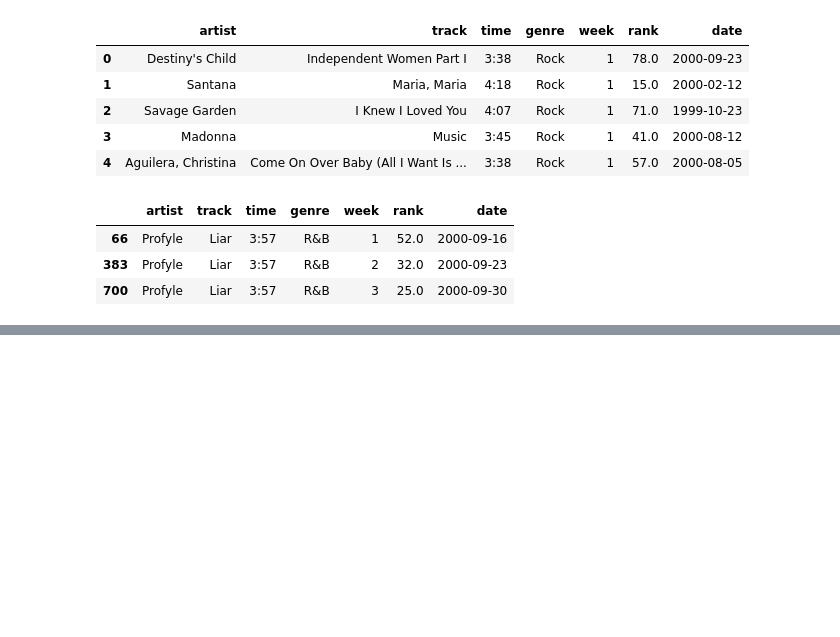
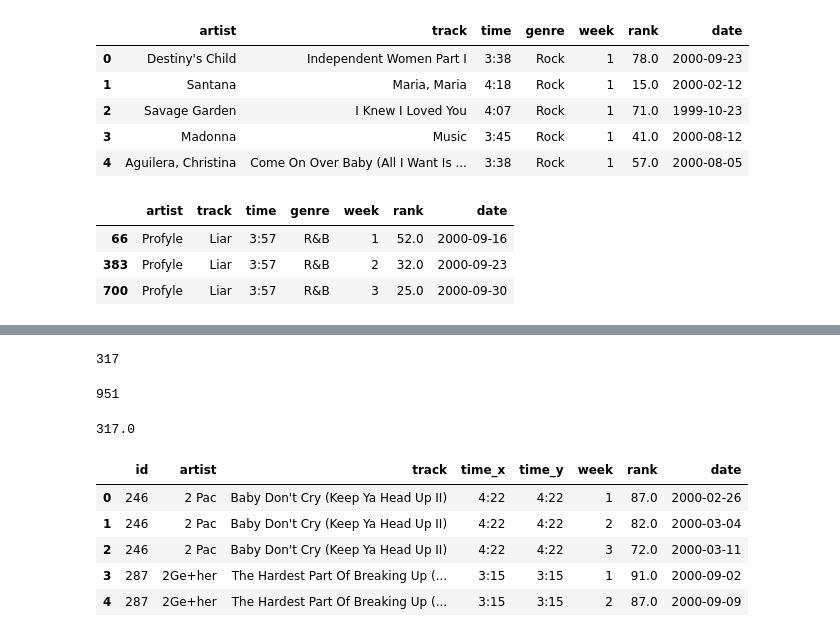
Before and after one commit to aicharya/PyStatsLi, a Jupyter notebook: Data_Cleaning.ipynb, the cells around one changed output, grey strips where cells are left out. Saved outputs shown, nothing was run; the diff lists cells and outputs as text; code cells hidden in the pictures; blank space fills up the shorter version.

```diff
--- a/Data_Cleaning.ipynb
+++ b/Data_Cleaning.ipynb
@@ -224,3 +231,7 @@ bmolten.query("track == 'Liar'")
 | 66 | Profyle | Liar | 3:57 | R&B | 1 | 52.0 | 2000-09-16 |
 | 383 | Profyle | Liar | 3:57 | R&B | 2 | 32.0 | 2000-09-23 |
 | 700 | Profyle | Liar | 3:57 | R&B | 3 | 25.0 | 2000-09-30 |
+# %%
+bfinal = bmolten[['artist', 'track', 'time', 'week', 'rank', 'date']]
+bfinal.sort_values(['artist', 'track'], inplace = True)
+bfinal.head()
@@ -226,0 +250,3 @@ bmolten.query("track == 'Liar'")
+# %%
+tracks = bfinal[['artist', 'track', 'time']].drop_duplicates()
+tracks.head()
@@ -226,0 +260,4 @@ bmolten.query("track == 'Liar'")
+# %%
+tracks.index.name = 'id'
+# %%
+tracksid = tracks.reset_index()
@@ -226,0 +283,21 @@ bmolten.query("track == 'Liar'")
+# %%
+len(tracks)
+# %% [output]
+317
+# %%
+len(bfinal)
+# %% [output]
+951
+# %%
+len(bfinal)  / 3
+# %% [output]
+317.0
+# %%
+pd.merge( tracksid, bfinal, on = ['artist', 'track'] ).head()
+# %% [output]
+|  | id | artist | track | time_x | time_y | week | rank | date |
+| 0 | 246 | 2 Pac | Baby Don't Cry (Keep Ya Head Up II) | 4:22 | 4:22 | 1 | 87.0 | 2000-02-26 |
+| 1 | 246 | 2 Pac | Baby Don't Cry (Keep Ya Head Up II) | 4:22 | 4:22 | 2 | 82.0 | 2000-03-04 |
+| 2 | 246 | 2 Pac | Baby Don't Cry (Keep Ya Head Up II) | 4:22 | 4:22 | 3 | 72.0 | 2000-03-11 |
+| 3 | 287 | 2Ge+her | The Hardest Part Of Breaking Up (... | 3:15 | 3:15 | 1 | 91.0 | 2000-09-02 |
+| 4 | 287 | 2Ge+her | The Hardest Part Of Breaking Up (... | 3:15 | 3:15 | 2 | 87.0 | 2000-09-09 |
```
Also changed, not shown: parts of 23 cells of this notebook.
